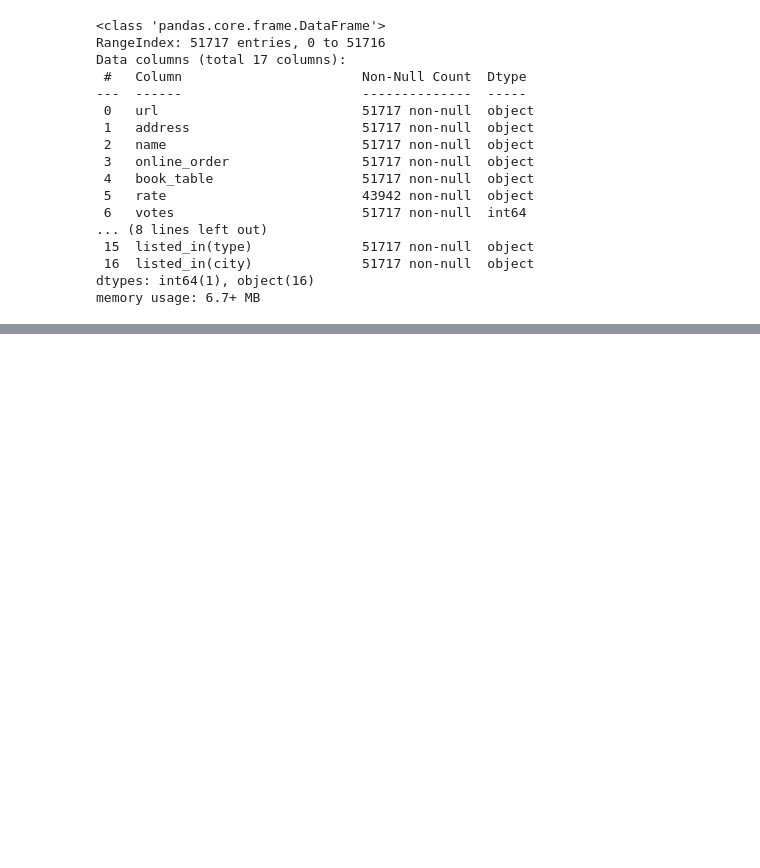
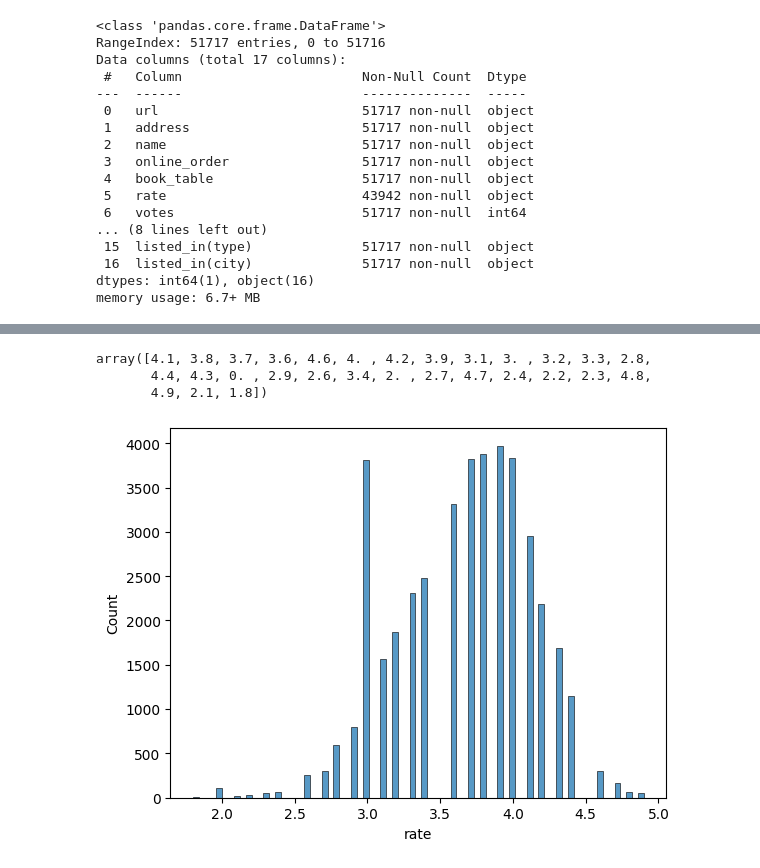
Before and after one commit to NitoBoritto/Zamato_Regression_Analysis, a Jupyter notebook: Code.ipynb, the cells around one changed output, grey strips where cells are left out. Saved outputs shown, nothing was run; the diff lists cells and outputs as text; code cells hidden in the pictures; blank space fills up the shorter version.

Commit message:
Rate Column Cleaned

```diff
--- a/Code.ipynb
+++ b/Code.ipynb
@@ -12,5 +14,5 @@ import matplotlib.pyplot as plt
 # %%
-zomato_df = pd.read_csv(r"C:\Users\medo7\OneDrive - Egyptian Russian University\Planning For Future DA\Projects\Zamato_Regression_Analysis\zomato.csv")
+zomato_df = pd.read_csv(r"C:\Python_learning\Project_Data_Analysis\zomato.csv")
 zomato_df
 # %% [output]
 |  | url | address | name | online_order | book_table | rate | votes | phone | location | rest_type | ... |
@@ -63,0 +131,17 @@ zomato_df.describe(include= "all")
+# %%
+zomato_df['rate']=zomato_df['rate'].str.strip(" NEW/5").replace(["-",''],np.nan)
+zomato_df['rate']=zomato_df['rate'].replace(np.nan,0.0)
+zomato_df['rate'].unique()
+zomato_df['rate']=pd.to_numeric(zomato_df['rate'])
+# %%
+zomato_df['rate'].unique()
+# %% [output]
+array([4.1, 3.8, 3.7, 3.6, 4.6, 4. , 4.2, 3.9, 3.1, 3. , 3.2, 3.3, 2.8,
+       4.4, 4.3, 0. , 2.9, 2.6, 3.4, 2. , 2.7, 4.7, 2.4, 2.2, 2.3, 4.8,
+       4.9, 2.1, 1.8])
+# %%
+plt.Figure(figsize=(12,8))
+sns.histplot(data=zomato_df[zomato_df['rate']>0],x='rate')
+plt.show()
+# %% [output]
+[figure, added]
```
Also changed, not shown: parts of 11 cells of this notebook.
